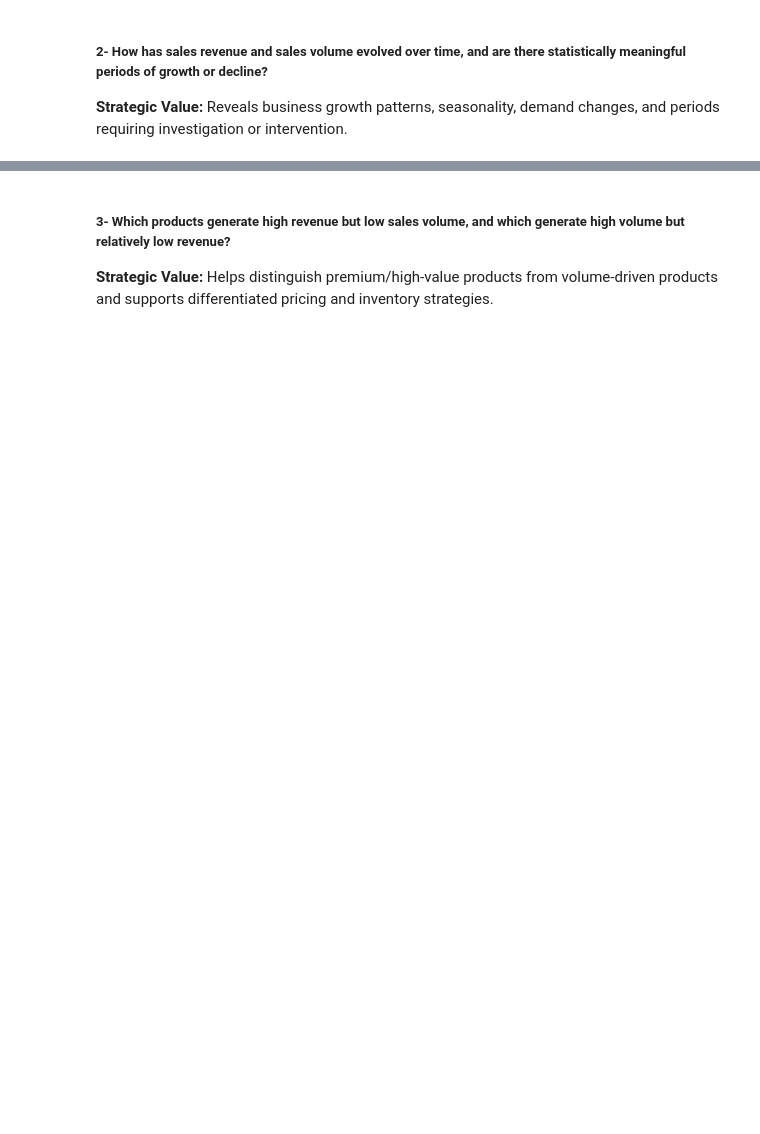
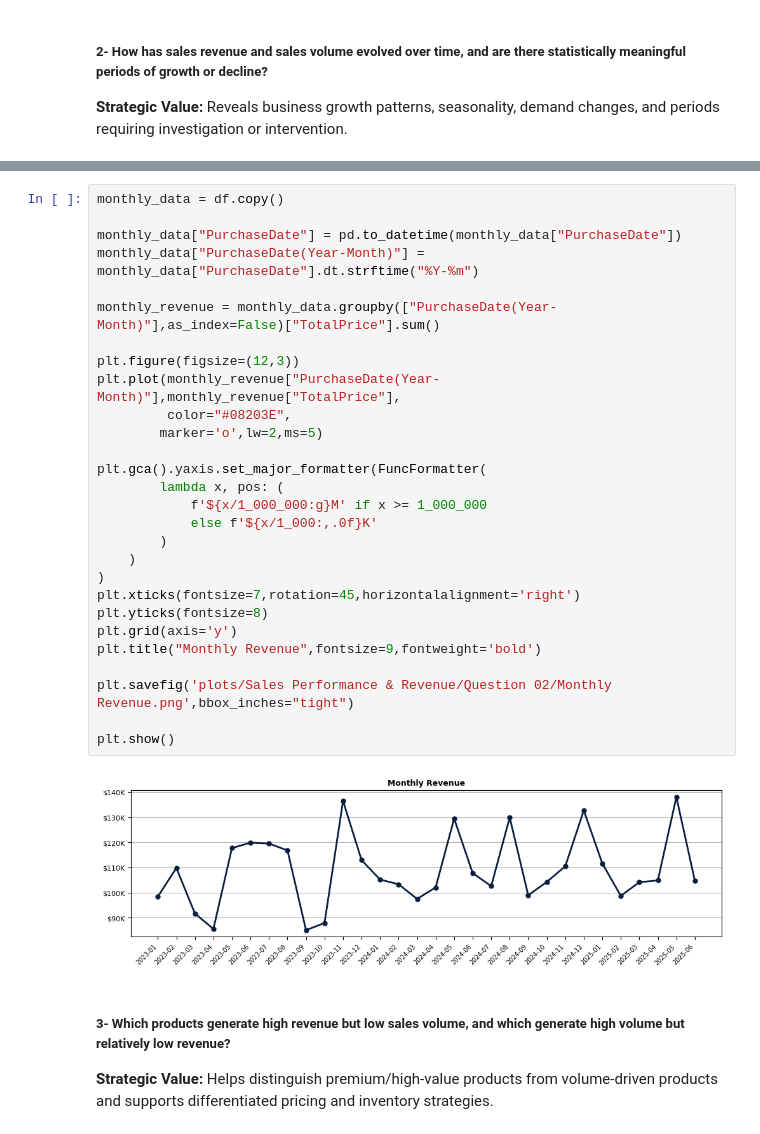
Before and after one commit to MMosayebi/Work-samples, a Jupyter notebook: Customer-Purchase-History/Customer-Purchase-History.ipynb, the cells around one changed output, grey strips where cells are left out. Saved outputs shown, nothing was run; the diff lists cells and outputs as text; blank space fills up the shorter version.

```diff
--- a/Customer-Purchase-History/Customer-Purchase-History.ipynb
+++ b/Customer-Purchase-History/Customer-Purchase-History.ipynb
@@ -136,3 +167,33 @@ print(df["PurchaseDate"].max() - df["PurchaseDate"].min())
+# %%
+monthly_data = df.copy()
+
+monthly_data["PurchaseDate"] = pd.to_datetime(monthly_data["PurchaseDate"])
+monthly_data["PurchaseDate(Year-Month)"] = monthly_data["PurchaseDate"].dt.strftime("%Y-%m")
+
+monthly_revenue = monthly_data.groupby(["PurchaseDate(Year-Month)"],as_index=False)["TotalPrice"].sum()
+
+plt.figure(figsize=(12,3))
+plt.plot(monthly_revenue["PurchaseDate(Year-Month)"],monthly_revenue["TotalPrice"],
+         color="#08203E",
+        marker='o',lw=2,ms=5)
+
+plt.gca().yaxis.set_major_formatter(FuncFormatter(
+        lambda x, pos: (
+            f'${x/1_000_000:g}M' if x >= 1_000_000
+            else f'${x/1_000:,.0f}K'
+        )
+    )
+)
+plt.xticks(fontsize=7,rotation=45,horizontalalignment='right')
+plt.yticks(fontsize=8)
+plt.grid(axis='y')
+plt.title("Monthly Revenue",fontsize=9,fontweight='bold')
+
+plt.savefig('plots/Sales Performance & Revenue/Question 02/Monthly Revenue.png',bbox_inches="tight")
+
+plt.show()
+# %% [output]
+[figure, added]
 # %% [markdown]
 ##### 3- Which products generate high revenue but low sales volume, and which generate high volume but relatively low revenue?
 
```
Also changed, not shown: parts of 9 cells of this notebook, 10 other files.
